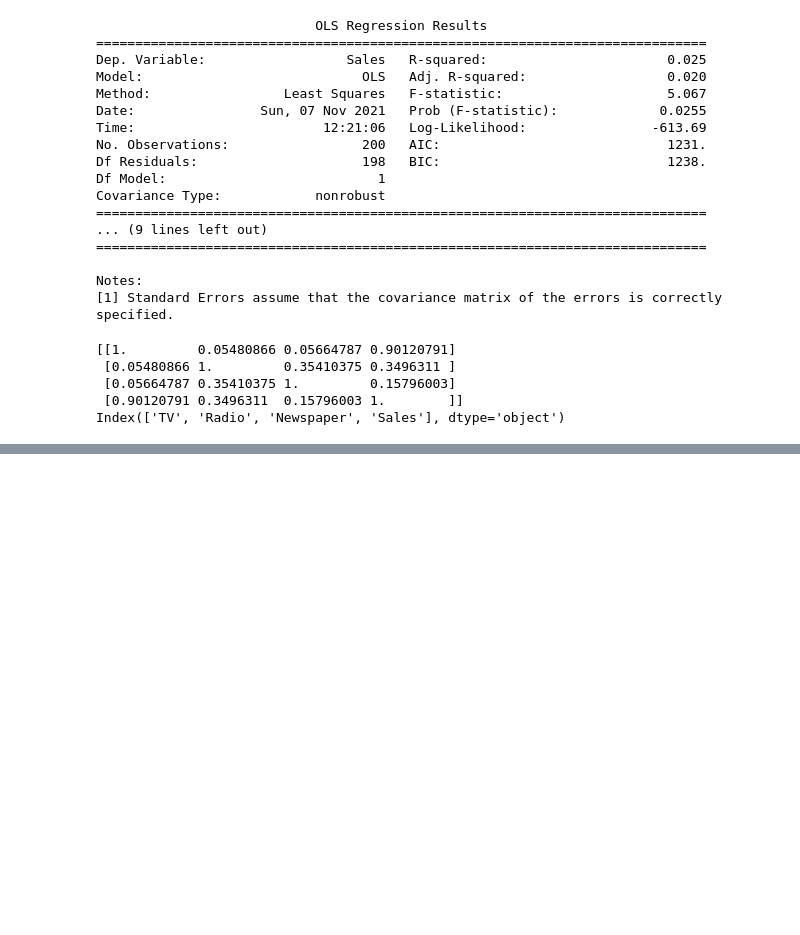
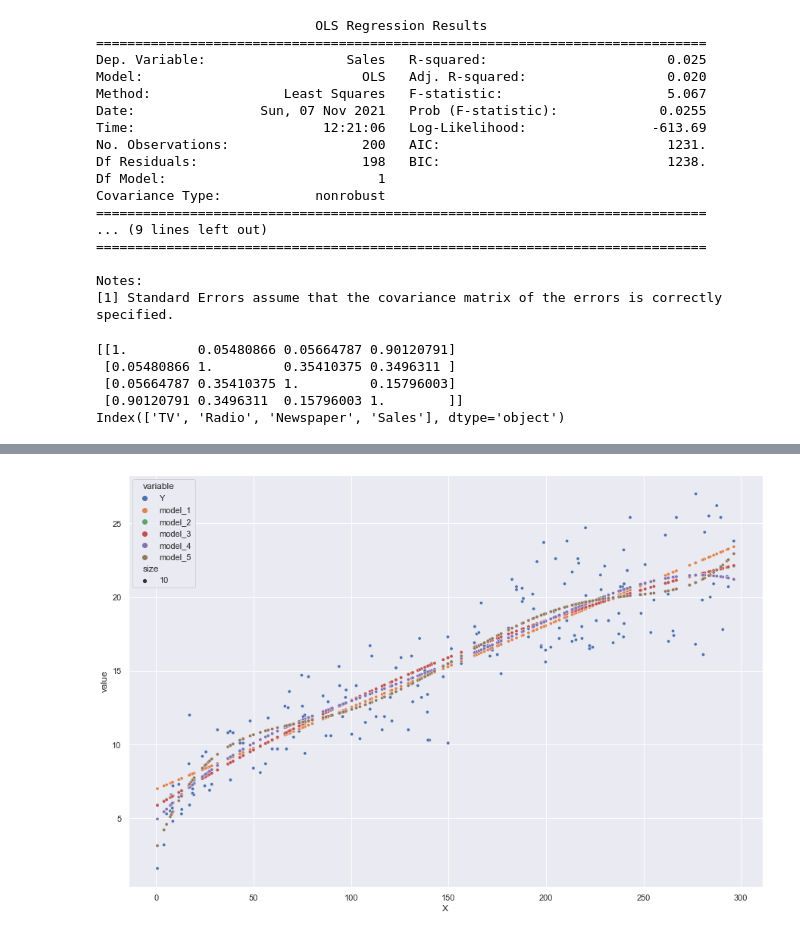
Before and after one commit to Paradis4432/proyectosVarios, a Jupyter notebook: randomJupyterLabChallenges/clase22.ipynb, the cells around one changed output, grey strips where cells are left out. Cells and saved outputs as stored; diff of their text form; code cells hidden in the pictures; blank space fills up the shorter version.

```diff
--- a/randomJupyterLabChallenges/clase22.ipynb
+++ b/randomJupyterLabChallenges/clase22.ipynb
@@ -83,0 +210,32 @@ Index(['TV', 'Radio', 'Newspaper', 'Sales'], dtype='object')
+# %%
+predictions = pd.DataFrame()
+
+predictions["X"] = advertising.TV
+#verdadero valor de Y
+predictions["Y"] = advertising.Sales
+
+for i in range(1, 6):
+
+    feature_cols = []
+
+    for j in range(1, i+1):
+        if j == 1:
+            col_name = "TV"
+        else:
+            col_name = "TV_" + str(j)
+
+        feature_cols.append(col_name)
+
+
+    X_i = advertising[feature_cols]
+
+    y_i = advertising.Sales
+
+    # Tenemos que agregar explícitamente a una constante:
+    X_i = sm.add_constant(X_i)
+
+    model_i = sm.OLS(y, X_i).fit()
+    predictions["model_" + str(i)] = model_i.predict(X_i)
+
+
+predictions.head()
@@ -83,0 +249,5 @@ Index(['TV', 'Radio', 'Newspaper', 'Sales'], dtype='object')
+# %%
+data_to_plot = pd.melt(predictions, id_vars = ["X"],
+                       value_vars = ['Y', 'model_1', 'model_2', 'model_3', 'model_4', 'model_5'])
+data_to_plot["size"] = 10
+data_to_plot.head()
@@ -83,0 +261,5 @@ Index(['TV', 'Radio', 'Newspaper', 'Sales'], dtype='object')
+# %%
+sns.set(rc={'figure.figsize':(15,10)})
+sns.scatterplot(data=data_to_plot, x="X", y="value", hue="variable", size = "size");
+# %% [output]
+[figure, added]
```
Also changed, not shown: parts of 14 cells of this notebook.
